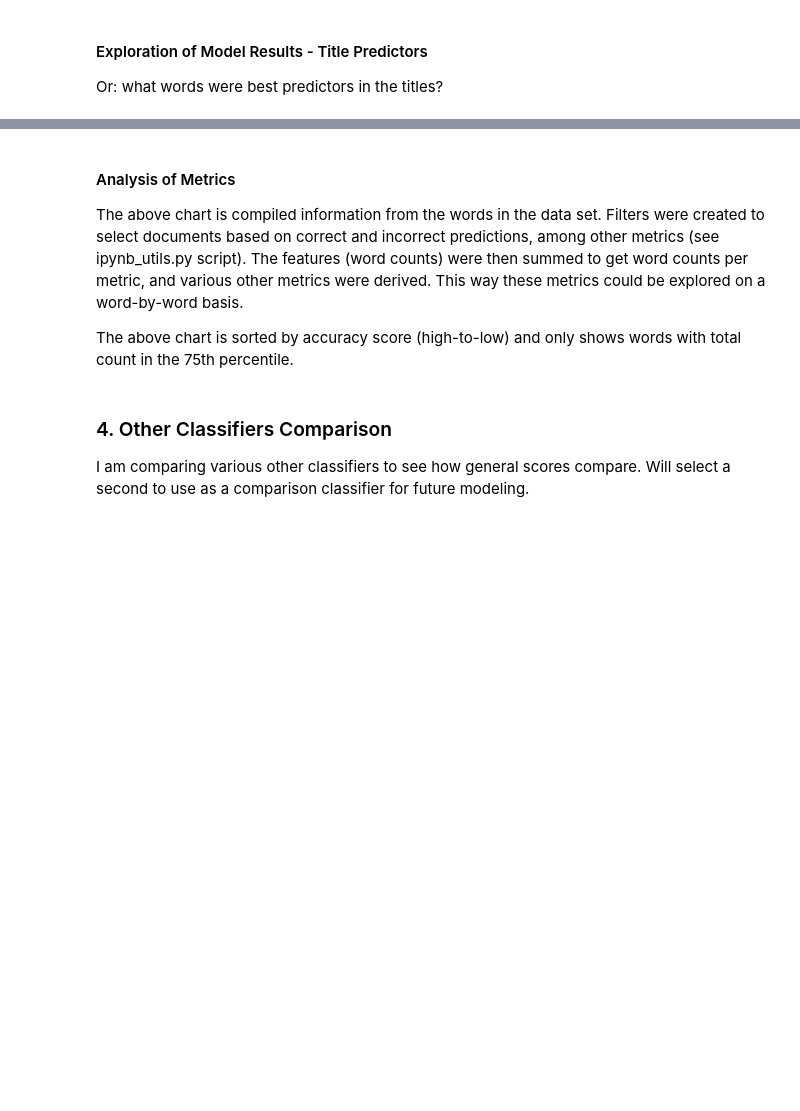
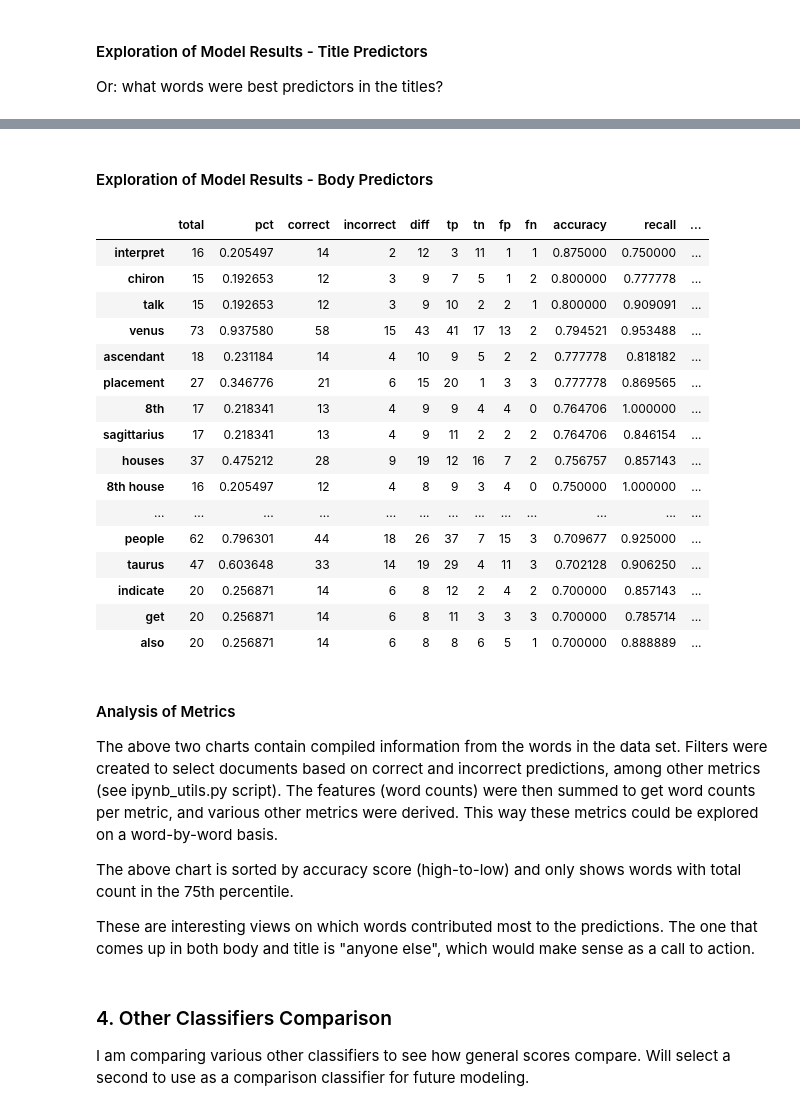
Before and after one commit to ffomezolam/GA-DSI-Project-3, a Jupyter notebook: code/02-model.ipynb, the cells around one changed output, grey strips where cells are left out. Drawn from its saved outputs; the diff is of its cells as text; code cells hidden in the pictures; blank space fills up the shorter version.

```diff
--- a/code/02-model.ipynb
+++ b/code/02-model.ipynb
@@ -398,9 +406,50 @@ wc_df[high_wc_filt & high_accuracy_filt & high_recall_filt].sort_values(by='accu
+# %% [markdown]
+#### Exploration of Model Results - Body Predictors
+# %%
+# body exploration - what words were best predictors in the bodies?
+
+# get predictions
+body_preds_test = body_rfc.predict(test_body_cv)
+
+# make dataframe from CountVectorizer sparse matrix
+Xdf = ipyutils.df_from_cv(cv_title, test_title_cv, y_test.index)
+
+# get metrics per word (see custom script ipynb_utils.py)
+wc_df = ipyutils.wc_metrics(Xdf, y_test, body_preds_test, opts=[])
+
+# filters - high word count, high accuracy, high recall
+high_wc_filt = (wc_df['total'] > wc_df['total'].quantile(0.75))
+high_accuracy_filt = (wc_df['accuracy'] >= 0.70)
+high_recall_filt = (wc_df['recall'] >= 0.75)
+
+# get results
+wc_df[high_wc_filt & high_accuracy_filt & high_recall_filt].sort_values(by='accuracy', ascending=False)
+# %% [output]
+|  | total | pct | correct | incorrect | diff | tp | tn | fp | fn | accuracy | recall | ... |
+| interpret | 16 | 0.205497 | 14 | 2 | 12 | 3 | 11 | 1 | 1 | 0.875000 | 0.750000 | ... |
+| chiron | 15 | 0.192653 | 12 | 3 | 9 | 7 | 5 | 1 | 2 | 0.800000 | 0.777778 | ... |
+| talk | 15 | 0.192653 | 12 | 3 | 9 | 10 | 2 | 2 | 1 | 0.800000 | 0.909091 | ... |
+| venus | 73 | 0.937580 | 58 | 15 | 43 | 41 | 17 | 13 | 2 | 0.794521 | 0.953488 | ... |
+| ascendant | 18 | 0.231184 | 14 | 4 | 10 | 9 | 5 | 2 | 2 | 0.777778 | 0.818182 | ... |
+| placement | 27 | 0.346776 | 21 | 6 | 15 | 20 | 1 | 3 | 3 | 0.777778 | 0.869565 | ... |
+| 8th | 17 | 0.218341 | 13 | 4 | 9 | 9 | 4 | 4 | 0 | 0.764706 | 1.000000 | ... |
+| sagittarius | 17 | 0.218341 | 13 | 4 | 9 | 11 | 2 | 2 | 2 | 0.764706 | 0.846154 | ... |
+| houses | 37 | 0.475212 | 28 | 9 | 19 | 12 | 16 | 7 | 2 | 0.756757 | 0.857143 | ... |
+| 8th house | 16 | 0.205497 | 12 | 4 | 8 | 9 | 3 | 4 | 0 | 0.750000 | 1.000000 | ... |
+| ... | ... | ... | ... | ... | ... | ... | ... | ... | ... | ... | ... | ... |
+| people | 62 | 0.796301 | 44 | 18 | 26 | 37 | 7 | 15 | 3 | 0.709677 | 0.925000 | ... |
+| taurus | 47 | 0.603648 | 33 | 14 | 19 | 29 | 4 | 11 | 3 | 0.702128 | 0.906250 | ... |
+| indicate | 20 | 0.256871 | 14 | 6 | 8 | 12 | 2 | 4 | 2 | 0.700000 | 0.857143 | ... |
+| get | 20 | 0.256871 | 14 | 6 | 8 | 11 | 3 | 3 | 3 | 0.700000 | 0.785714 | ... |
+| also | 20 | 0.256871 | 14 | 6 | 8 | 8 | 6 | 5 | 1 | 0.700000 | 0.888889 | ... |
 # %% [markdown]
 #### Analysis of Metrics
 
-The above chart is compiled information from the words in the data set. Filters were created to select documents based on correct and incorrect predictions, among other metrics (see ipynb_utils.py script). The features (word counts) were then summed to get word counts per metric, and various other metrics were derived. This way these metrics could be explored on a word-by-word basis.
+The above two charts contain compiled information from the words in the data set. Filters were created to select documents based on correct and incorrect predictions, among other metrics (see ipynb_utils.py script). The features (word counts) were then summed to get word counts per metric, and various other metrics were derived. This way these metrics could be explored on a word-by-word basis.
 
 The above chart is sorted by accuracy score (high-to-low) and only shows words with total count in the 75th percentile.
+
+These are interesting views on which words contributed most to the predictions. The one that comes up in both body and title is "anyone else", which would make sense as a call to action.
 # %% [markdown]
 ### 4. Other Classifiers Comparison
 
```
Also changed, not shown: parts of 62 cells of this notebook, 3 other files.
